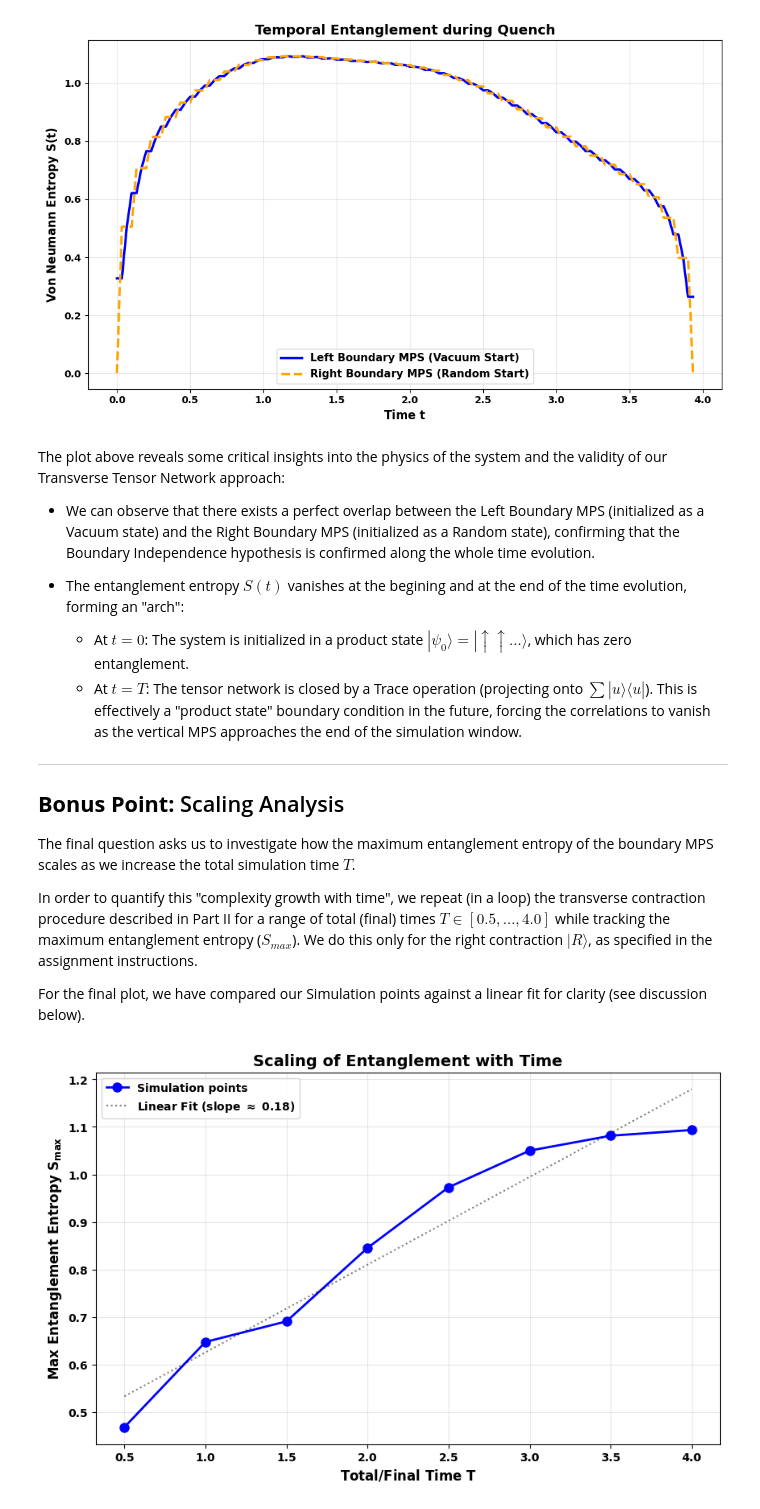
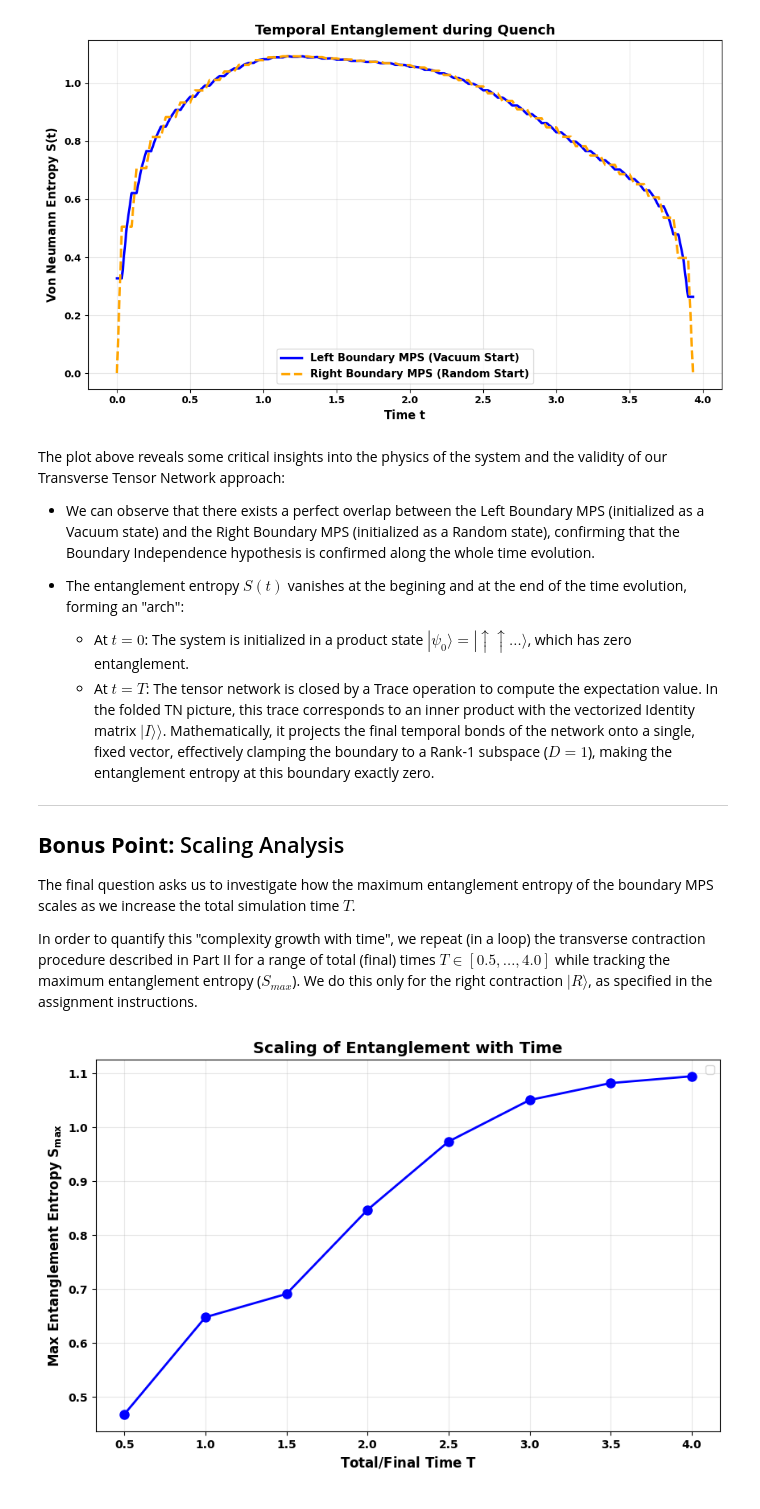
Before and after one commit to jmarquezol/QuantumMaster, a Jupyter notebook: internship_ICFO/TN_TimeEvol/TN_assignment.ipynb, the cells around one changed output. Cells and saved outputs as stored; diff of their text form; code cells hidden in the pictures.

```diff
--- a/internship_ICFO/TN_TimeEvol/TN_assignment.ipynb
+++ b/internship_ICFO/TN_TimeEvol/TN_assignment.ipynb
@@ -492,7 +575,7 @@ def build_trotter_layers(N, g, dt):
 # %% [markdown]
 Now, we run the simulation with $N=50$ spins from $T=0$ to $T=4$ (time step $\delta=0.1$). We want to obtain the time evolution of the lozal $Z$ operator acting on the central spin, keeping the bond dimension up to the maximum value $\chi=200$.
 # %%
-print("Starting TEBD Simulation...")
+print("Starting (Brute Force) Time Evolution Simulation...")
 
 # SIMULATION PARAMETERS
 N = 50
@@ -504,13 +587,7 @@ central_site = N // 2
 
 # Build the initial state psi_0
 # We build a product state in which each tensor has shape (d=2, L=1, R=1) with d = 0 (spin up)
-A_list = []
-for i in range(N):
-    tensor = np.zeros((2, 1, 1), dtype=float)
-    tensor[0, 0, 0] = 1.0  # amplitude for spin up (corresponding to s = 0)
-    A_list.append(tensor)
-
-psi = MPS(N, 2, A_list)
+psi = MPS.create_initial_state(N, d_phys=2, bond_dim=1, state_type='all_up')
 
 # Get the "Sandwich" layers:
 # Odd layer evolves for dt/2, Even layer evolves for full dt
@@ -520,12 +597,12 @@ mpo_odd_half, mpo_even_full = build_trotter_layers(N, g, dt)
 sigma_z = np.array([[1.0, 0.0], [0.0, -1.0]])
 
 steps = int(T_final / dt)
-times = [0.0]
-observables = []
+times_BRUTE = [0.0]
+observables_BRUTE = []
 
 # Measure the observable at t=0
 z_val = psi.expectation_value(sigma_z, central_site)
-observables.append(z_val)
+observables_BRUTE.append(z_val)
 
 for t in tqdm(range(1, steps + 1)):
     # Apply "The Sandwich" time step:
@@ -545,7 +622,7 @@ for t in tqdm(range(1, steps + 1)):
     psi.A[0] /= norm
 
     z_val = psi.expectation_value(sigma_z, central_site)
-    observables.append(z_val)
+    observables_BRUTE.append(z_val)
     current_time = t * dt
-    times.append(current_time)
+    times_BRUTE.append(current_time)
 # %% [output]
@@ -786,8 +1017,8 @@ vertical_len = 3 * steps
 gates = get_trotter_gates(g, dt)
 
 # Left MPS State L (Initial MPS = Vacuum)
-print("\n--- Sweeping Left (Vacuum MPS Boundary)")
-L = MPS.init_vertical_boundary(vertical_len, d_phys=1, state_type='vacuum')
+print("\nSweeping Left (Vacuum MPS Boundary)...")
+L = MPS.create_initial_state(vertical_len, d_phys=1, state_type='vacuum')
 L_entropies = []
 
 for k in tqdm(range(central_site), desc="Left Sweep"):
@@ -820,9 +1051,9 @@ for k in tqdm(range(central_site), desc="Left Sweep"):
 
 
 # Right MPS State R (Initial MPS = Random)
-print("\n--- Sweeping Right (Random MPS Boundary)")
+print("\nSweeping Right (Random MPS Boundary)...")
 # We set d_bond=10 to build a random MPS which is not product (complex, messy)
-R = MPS.init_vertical_boundary(vertical_len, d_phys=1, bond_dim=10, state_type='random')
+R = MPS.create_initial_state(vertical_len, d_phys=1, bond_dim=10, state_type='random')
 R_entropies = []
 
 for k in tqdm(range(N - 1, central_site, -1), desc="Right Sweep"):
@@ -867,7 +1098,7 @@ denominator = contract_vertical_sandwich(L, E_norm, R)
 val = np.real(numerator / denominator)
 
 # Compare it with Part I final result
-tebd_val = observables[-1]
+tebd_val = observables_TEBD[-1]
 
 print(f"{'Method':<25} | {'<Z(t=4.0s)>':<15}")
 print("-" * 45)
@@ -946,7 +1204,7 @@ The plot above reveals some critical insights into the physics of the system and
 
 * The entanglement entropy $S(t)$ vanishes at the begining and at the end of the time evolution, forming an "arch":
     * At $t=0$: The system is initialized in a product state $|\psi_0\rangle = |\uparrow\uparrow\dots\rangle$, which has zero entanglement.
-    * At $t=T$: The tensor network is closed by a Trace operation (projecting onto $\sum |u\rangle\langle u|$). This is effectively a "product state" boundary condition in the future, forcing the correlations to vanish as the vertical MPS approaches the end of the simulation window.
+    * At $t=T$: The tensor network is closed by a Trace operation to compute the expectation value. In the folded TN picture, this trace corresponds to an inner product with the vectorized Identity matrix $|I\rangle\rangle$. Mathematically, it projects the final temporal bonds of the network onto a single, fixed vector, effectively clamping the boundary to a Rank-1 subspace ($D=1$), making the entanglement entropy at this boundary exactly zero.
 
 
 ---
@@ -956,8 +1214,6 @@ The plot above reveals some critical insights into the physics of the system and
 The final question asks us to investigate how the maximum entanglement entropy of the boundary MPS scales as we increase the total simulation time $T$.
 
 In order to quantify this "complexity growth with time", we repeat (in a loop) the transverse contraction procedure described in Part II for a range of total (final) times $T \in [0.5, \dots, 4.0]$ while tracking the maximum entanglement entropy ($S_{max}$). We do this only for the right contraction $|R\rangle$, as specified in the assignment instructions.
-
-For the final plot, we have compared our Simulation points against a linear fit for clarity (see discussion below).
 # %%
 # Define the range of Final Times to simulate (from T=0.5 to T=4.0 in 0.5 steps)
 T_values = [0.5, 1.0, 1.5, 2.0, 2.5, 3.0, 3.5, 4.0]
@@ -981,7 +1237,7 @@ for T in tqdm(T_values, desc="Simulating for different final T"):
     vertical_len = 3 * steps
 
     # We initialize Right Boundary MPS as a vacuum state
-    R = MPS.init_vertical_boundary(vertical_len, d_phys=1, state_type='vacuum')
+    R = MPS.create_initial_state(vertical_len, d_phys=1, state_type='vacuum')
 
     entropies_history = []
 
@@ -1003,7 +1259,7 @@ for T in tqdm(T_values, desc="Simulating for different final T"):
         S_center = R.entropy_at_center()
         entropies_history.append(S_center)
 
-        # Stop once convergence for this T is reached
+        # Stop once convergence for this final time T is reached
         if len(entropies_history) > 6 and abs(S_center - entropies_history[-3]) < tol:
             break
 
@@ -1014,20 +1270,14 @@ for T in tqdm(T_values, desc="Simulating for different final T"):
 # %%
 # PLOTTING
 
 plt.figure(figsize=(10, 6))
-plt.plot(T_values, max_entropies, 'o-', label='Simulation points', color='blue', lw=2, markersize=8)
-
-# Linear fit to our data
-z = np.polyfit(T_values, max_entropies, 1)
-p = np.poly1d(z)
-plt.plot(T_values, p(T_values), 'k:', alpha=0.5, label=f'Linear Fit (slope $\\approx$ {z[0]:.2f})')
-
+plt.plot(T_values, max_entropies, 'o-', color='blue', lw=2, markersize=8)
 plt.xlabel('Total/Final Time $T$', fontsize=12)
 plt.ylabel(r'Max Entanglement Entropy $S_{max}$', fontsize=12)
 plt.title('Scaling of Entanglement with Time', fontsize=14)
 plt.legend()
 plt.grid(True, alpha=0.3)
 plt.show()
 # %% [output]
-[figure, old version]
+[figure, new version]
 # %% [markdown]
```
Also changed, not shown: parts of 16 cells of this notebook, 3 other files.
